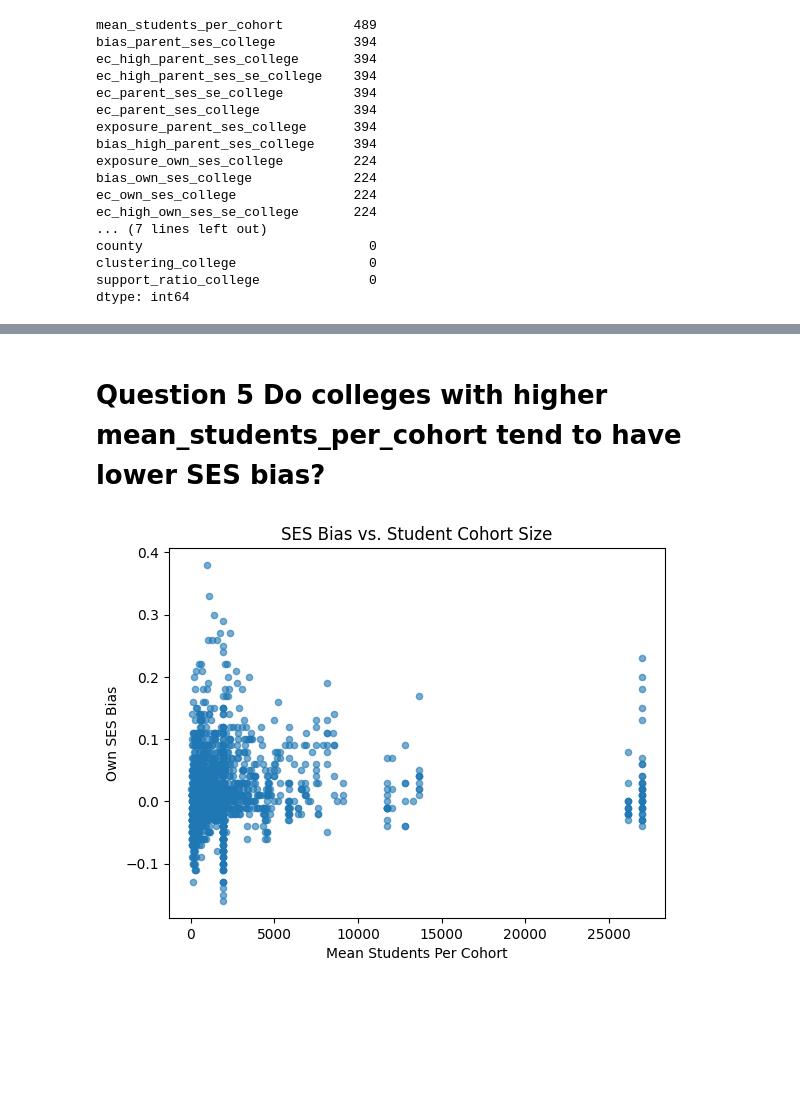
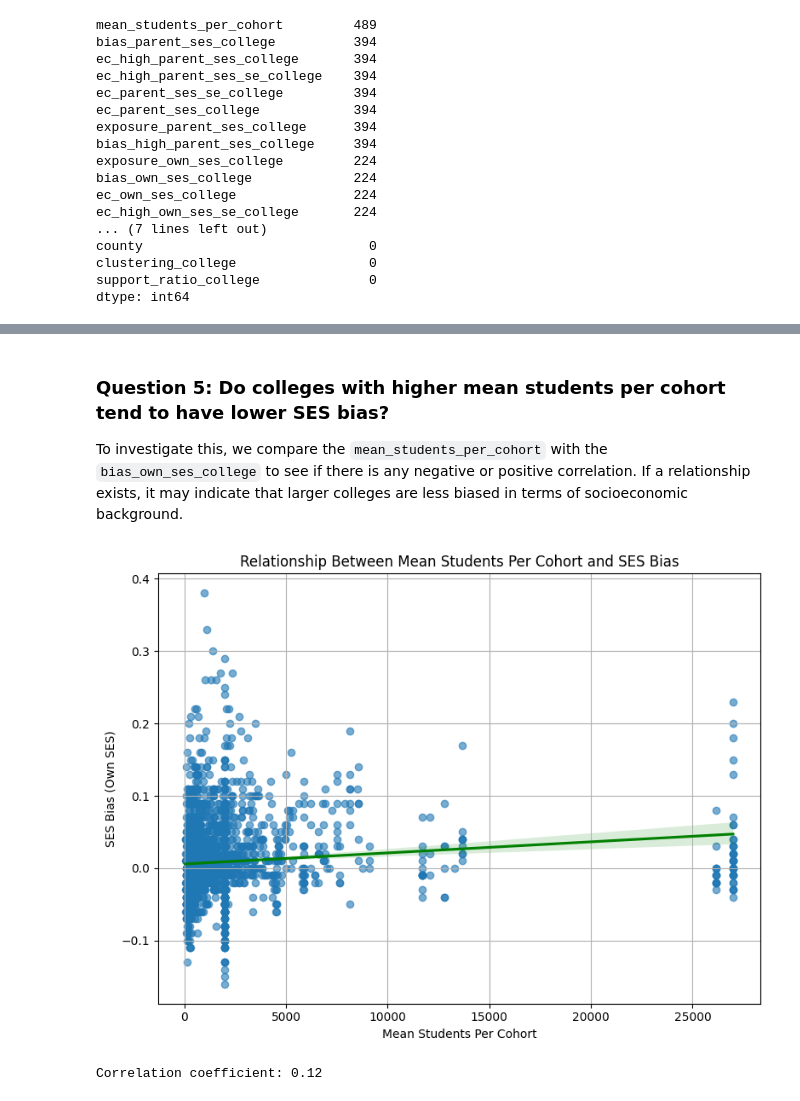
Before and after one commit to Mea-J/python_ds, a Jupyter notebook: Opportunity_Analysis.ipynb, the cells around one changed output, grey strips where cells are left out. Drawn from its saved outputs; the diff is of its cells as text; code cells hidden in the pictures; blank space fills up the shorter version.

```diff
--- a/Opportunity_Analysis.ipynb
+++ b/Opportunity_Analysis.ipynb
@@ -184,11 +291,33 @@ plt.show()
 # %% [markdown]
-# Question 5 Do colleges with higher mean_students_per_cohort tend to have lower SES bias?
+### Question 5: Do colleges with higher mean students per cohort tend to have lower SES bias?
+
+To investigate this, we compare the `mean_students_per_cohort` with the `bias_own_ses_college` to see if there is any negative or positive correlation. If a relationship exists, it may indicate that larger colleges are less biased in terms of socioeconomic background.
-# %%
-df.plot.scatter(x='mean_students_per_cohort', y='bias_own_ses_college', alpha=0.6)
-plt.title('SES Bias vs. Student Cohort Size')
-plt.xlabel('Mean Students Per Cohort')
-plt.ylabel('Own SES Bias')
-plt.show()
-# %% [output]
-[figure, removed]
+# %%
+import seaborn as sns
+import matplotlib.pyplot as plt
+
+# Select relevant columns and drop missing values
+df_bias = df[['mean_students_per_cohort', 'bias_own_ses_college']].dropna()
+
+# Create scatter plot with regression line
+plt.figure(figsize=(8, 6))
+sns.regplot(data=df_bias,
+            x='mean_students_per_cohort',
+            y='bias_own_ses_college',
+            scatter_kws={'alpha': 0.6},
+            line_kws={'color': 'green'})
+
+plt.title('Relationship Between Mean Students Per Cohort and SES Bias')
+plt.xlabel('Mean Students Per Cohort')
+plt.ylabel('SES Bias (Own SES)')
+plt.grid(True)
+plt.tight_layout()
+plt.show()
+
+# Optional: Calculate correlation coefficient
+correlation = df_bias['mean_students_per_cohort'].corr(df_bias['bias_own_ses_college'])
+print(f"Correlation coefficient: {correlation:.2f}")
+# %% [output]
+[figure, added]
+Correlation coefficient: 0.12
 # %% [markdown]
```
Also changed, not shown: parts of 35 cells of this notebook.
